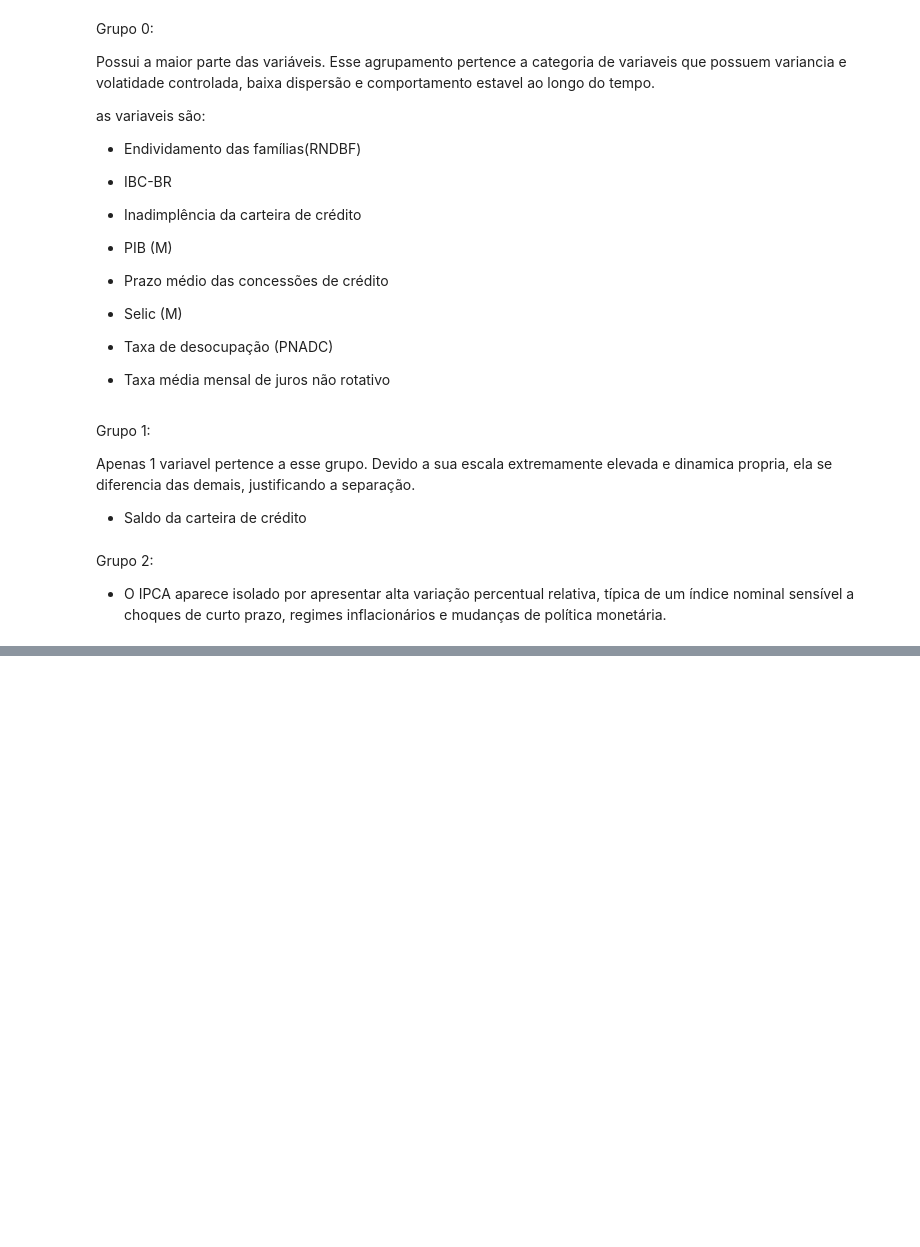
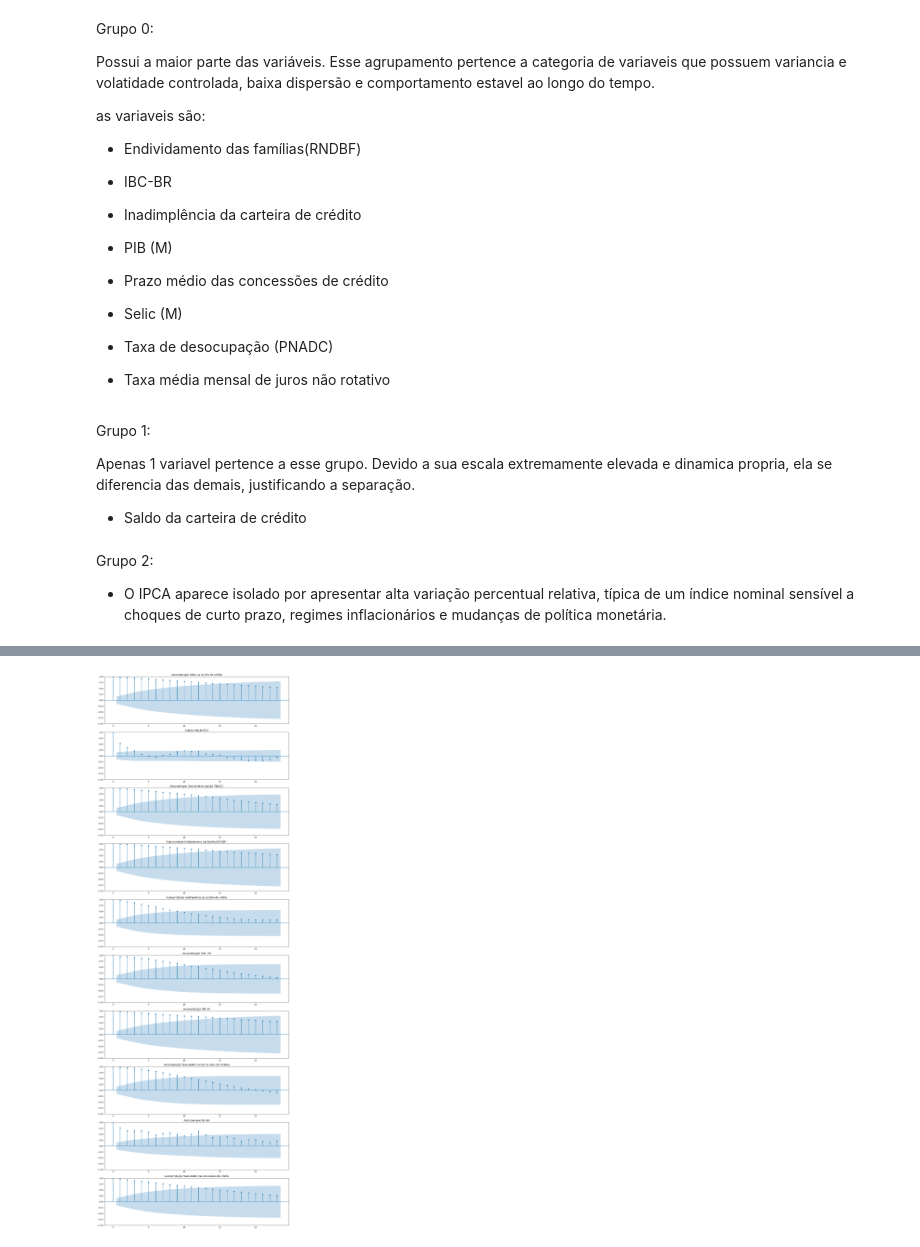
Before and after one commit to WesleySouza13/credit-portfolio-evolution, a Jupyter notebook: notebooks/time_series.ipynb, the cells around one changed output, grey strips where cells are left out. Cells and saved outputs as stored; diff of their text form; code cells hidden in the pictures; blank space fills up the shorter version.

```diff
--- a/notebooks/time_series.ipynb
+++ b/notebooks/time_series.ipynb
@@ -349,0 +383,9 @@ Grupo 2:
+# %%
+fig, ax = plt.subplots(len(df.columns), 1, figsize=(14, 4 * len(df.columns)))
+for axes, acf in zip(ax, df.columns):
+    plot_acf(df[acf].dropna(), ax=axes)
+    axes.set_title(f'Autocorrelação {acf}')
+    fig.tight_layout()
+    fig.show()
+# %% [output]
+[figure, added]
```
Also changed, not shown: parts of 13 cells of this notebook, 1 other file.
